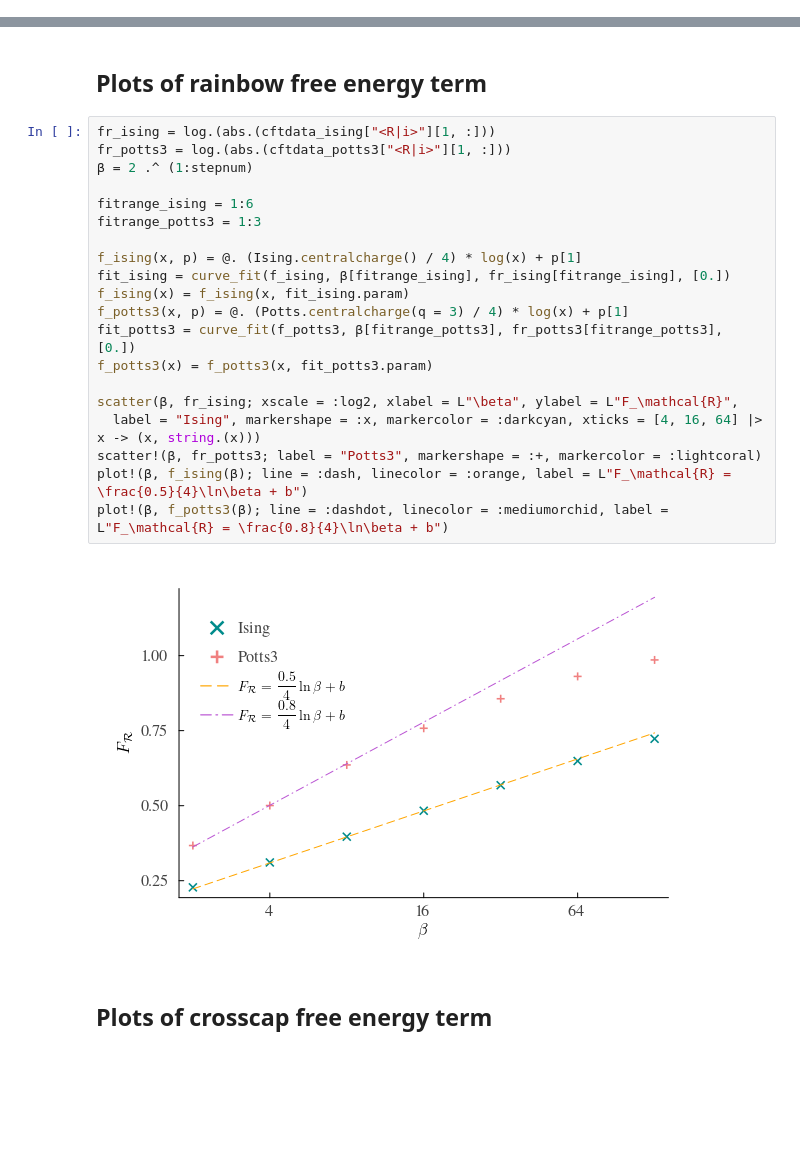
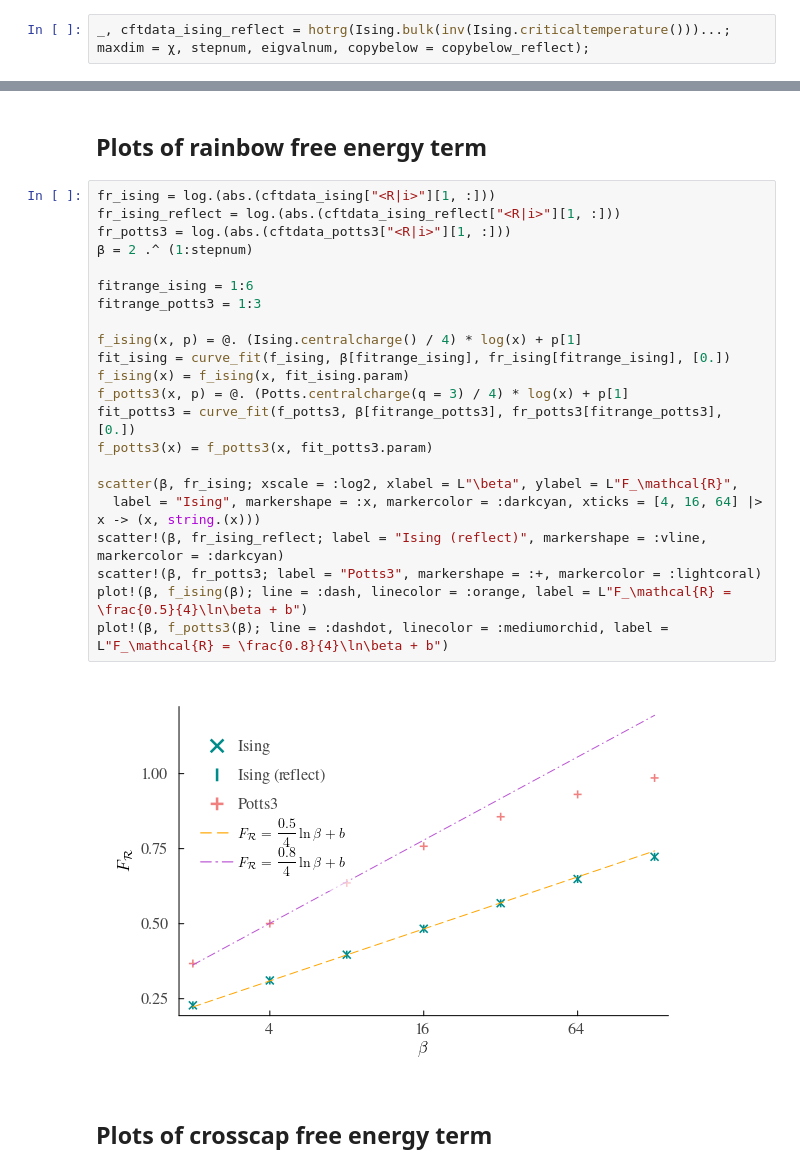
Before and after one commit to elle-et-noire/HOTRG-nonorientablesurface_, a Jupyter notebook: impl.ipynb, the cells around one changed output, grey strips where cells are left out. Cells and saved outputs as stored; diff of their text form; blank space fills up the shorter version.

Commit message:
reflect

```diff
--- a/impl.ipynb
+++ b/impl.ipynb
@@ -27,32 +27,36 @@ stepnum = 7
 eigvalnum = 3;
 # %%
 _, cftdata_ising = hotrg(Ising.bulk(inv(Ising.criticaltemperature()))...; maxdim = χ, stepnum, eigvalnum);
+# %%
+_, cftdata_ising_reflect = hotrg(Ising.bulk(inv(Ising.criticaltemperature()))...; maxdim = χ, stepnum, eigvalnum, copybelow = copybelow_reflect);
 # %%
 _, cftdata_potts3 = hotrg(Potts.bulk(inv(Potts.criticaltemperature(q = 3)); q = 3)...; maxdim = χ, stepnum, eigvalnum);
 # %% [markdown]
 ## Plots of rainbow free energy term
 # %%
 fr_ising = log.(abs.(cftdata_ising["<R|i>"][1, :]))
+fr_ising_reflect = log.(abs.(cftdata_ising_reflect["<R|i>"][1, :]))
 fr_potts3 = log.(abs.(cftdata_potts3["<R|i>"][1, :]))
 β = 2 .^ (1:stepnum)
 
 fitrange_ising = 1:6
 fitrange_potts3 = 1:3
 
 f_ising(x, p) = @. (Ising.centralcharge() / 4) * log(x) + p[1]
 fit_ising = curve_fit(f_ising, β[fitrange_ising], fr_ising[fitrange_ising], [0.])
 f_ising(x) = f_ising(x, fit_ising.param)
 f_potts3(x, p) = @. (Potts.centralcharge(q = 3) / 4) * log(x) + p[1]
 fit_potts3 = curve_fit(f_potts3, β[fitrange_potts3], fr_potts3[fitrange_potts3], [0.])
 f_potts3(x) = f_potts3(x, fit_potts3.param)
 
 scatter(β, fr_ising; xscale = :log2, xlabel = L"\beta", ylabel = L"F_\mathcal{R}",
   label = "Ising", markershape = :x, markercolor = :darkcyan, xticks = [4, 16, 64] |> x -> (x, string.(x)))
+scatter!(β, fr_ising_reflect; label = "Ising (reflect)", markershape = :vline, markercolor = :darkcyan)
 scatter!(β, fr_potts3; label = "Potts3", markershape = :+, markercolor = :lightcoral)
 plot!(β, f_ising(β); line = :dash, linecolor = :orange, label = L"F_\mathcal{R} = \frac{0.5}{4}\ln\beta + b")
 plot!(β, f_potts3(β); line = :dashdot, linecolor = :mediumorchid, label = L"F_\mathcal{R} = \frac{0.8}{4}\ln\beta + b")
 # %% [output]
-[figure, old version]
+[figure, new version]
 # %% [markdown]
 ## Plots of crosscap free energy term
 # %%
```
Also changed, not shown: parts of 1 cell of this notebook.
